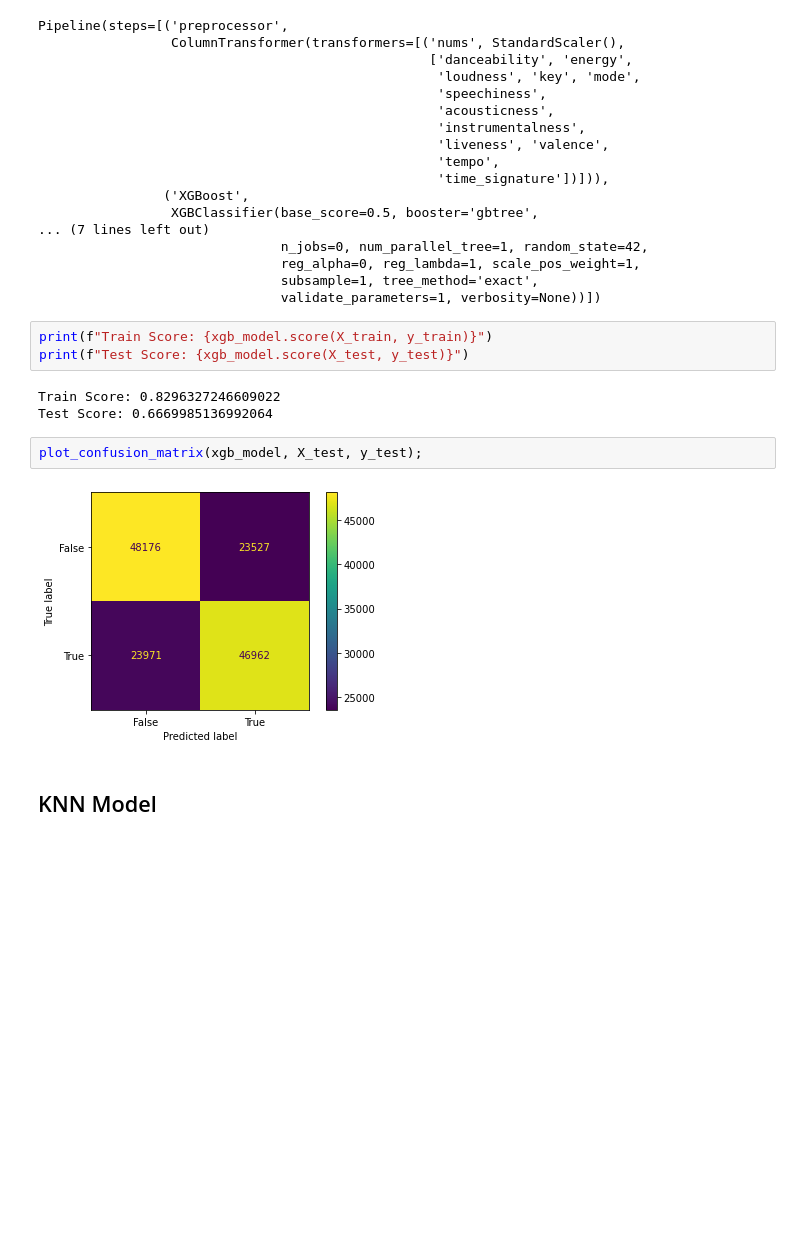
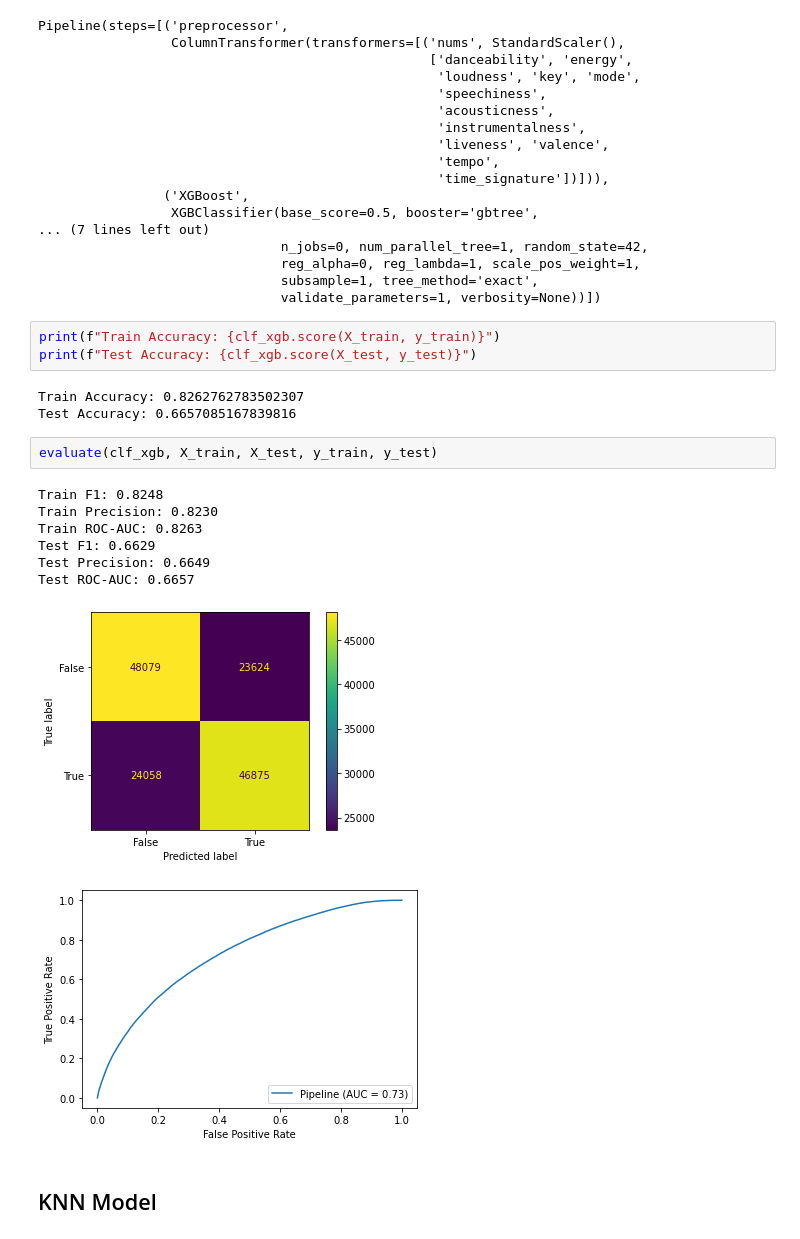
Before and after one commit to reedmartinson0405/Music-Rec-System, a Jupyter notebook: notebooks/Predicting_Popularity.ipynb, the cells around one changed output. Drawn from its saved outputs; the diff is of its cells as text; blank space fills up the shorter version.

```diff
--- a/notebooks/Predicting_Popularity.ipynb
+++ b/notebooks/Predicting_Popularity.ipynb
@@ -292,15 +295,22 @@ Pipeline(steps=[('preprocessor',
                                subsample=1, tree_method='exact',
                                validate_parameters=1, verbosity=None))])
 # %%
-print(f"Train Score: {xgb_model.score(X_train, y_train)}")
-print(f"Test Score: {xgb_model.score(X_test, y_test)}")
+print(f"Train Accuracy: {clf_xgb.score(X_train, y_train)}")
+print(f"Test Accuracy: {clf_xgb.score(X_test, y_test)}")
 # %% [output]
-Train Score: 0.8296327246609022
-Test Score: 0.6669985136992064
+Train Accuracy: 0.8262762783502307
+Test Accuracy: 0.6657085167839816
-# %%
-plot_confusion_matrix(xgb_model, X_test, y_test);
-# %% [output]
-[figure, removed]
+# %%
+evaluate(clf_xgb, X_train, X_test, y_train, y_test)
+# %% [output]
+Train F1: 0.8248
+Train Precision: 0.8230
+Train ROC-AUC: 0.8263
+Test F1: 0.6629
+Test Precision: 0.6649
+Test ROC-AUC: 0.6657
+[figure, added]
+[figure, added]
 # %% [markdown]
 ## KNN Model
 # %% [markdown]
```
Also changed, not shown: parts of 10 cells of this notebook, 3 other files.
